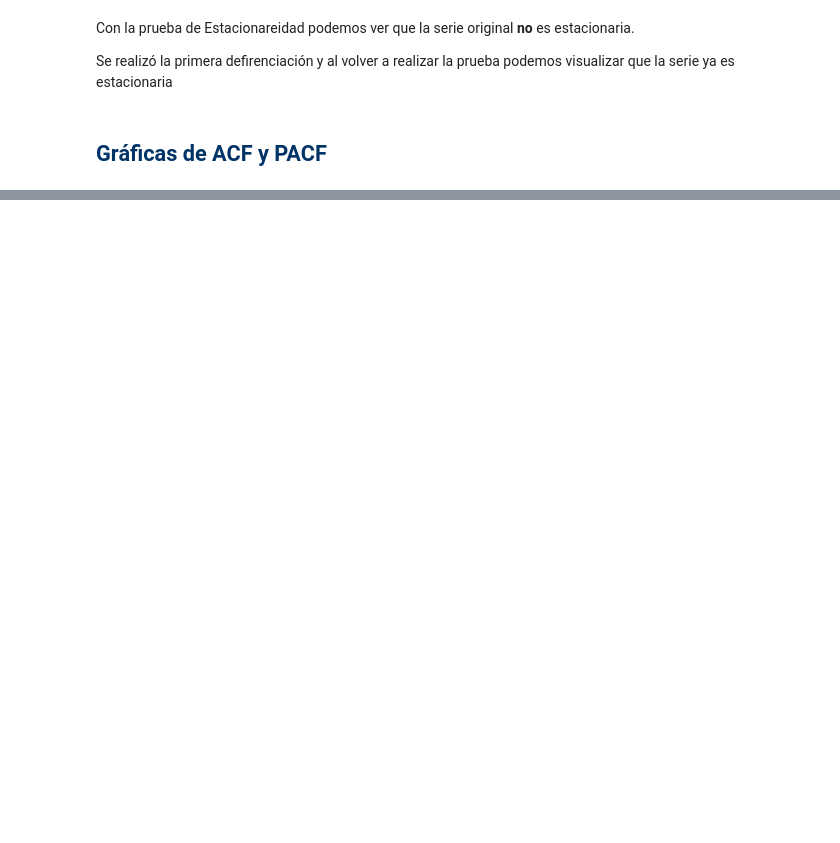
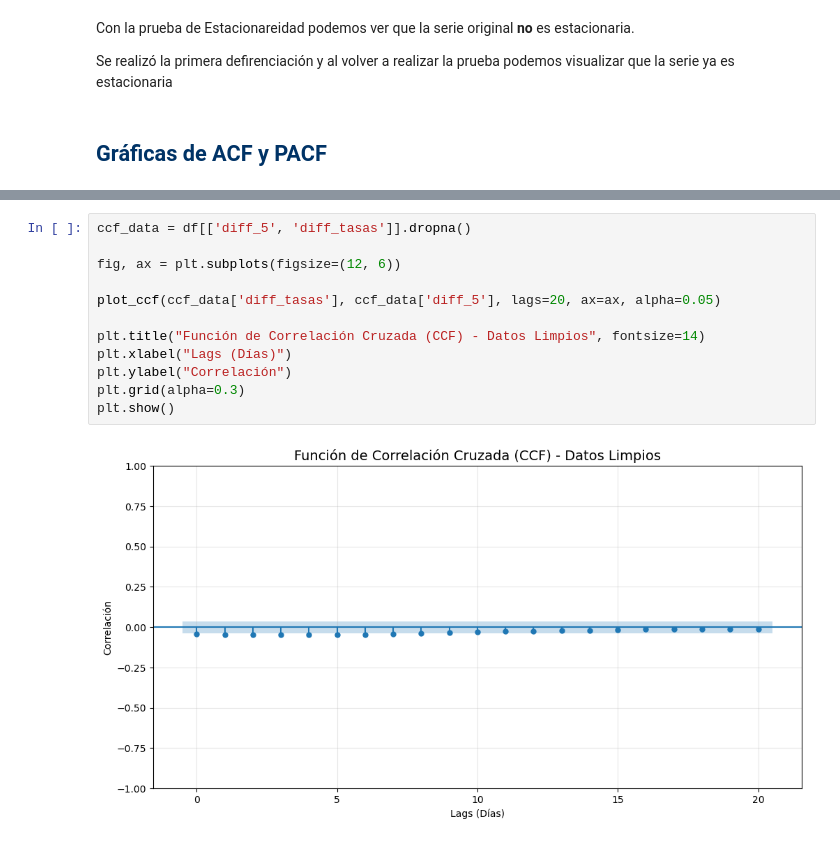
Before and after one commit to Moni-Ib/Examen1_ModelosNoLineales, a Jupyter notebook: Examen1.ipynb, the cells around one changed output, grey strips where cells are left out. Drawn from its saved outputs; the diff is of its cells as text; blank space fills up the shorter version.

```diff
--- a/Examen1.ipynb
+++ b/Examen1.ipynb
@@ -237,0 +528,14 @@ fig.show()
+# %%
+ccf_data = df[['diff_5', 'diff_tasas']].dropna()
+
+fig, ax = plt.subplots(figsize=(12, 6))
+
+plot_ccf(ccf_data['diff_tasas'], ccf_data['diff_5'], lags=20, ax=ax, alpha=0.05)
+
+plt.title("Función de Correlación Cruzada (CCF) - Datos Limpios", fontsize=14)
+plt.xlabel("Lags (Días)")
+plt.ylabel("Correlación")
+plt.grid(alpha=0.3)
+plt.show()
+# %% [output]
+[figure, added]
```
Also changed, not shown: parts of 19 cells of this notebook.
